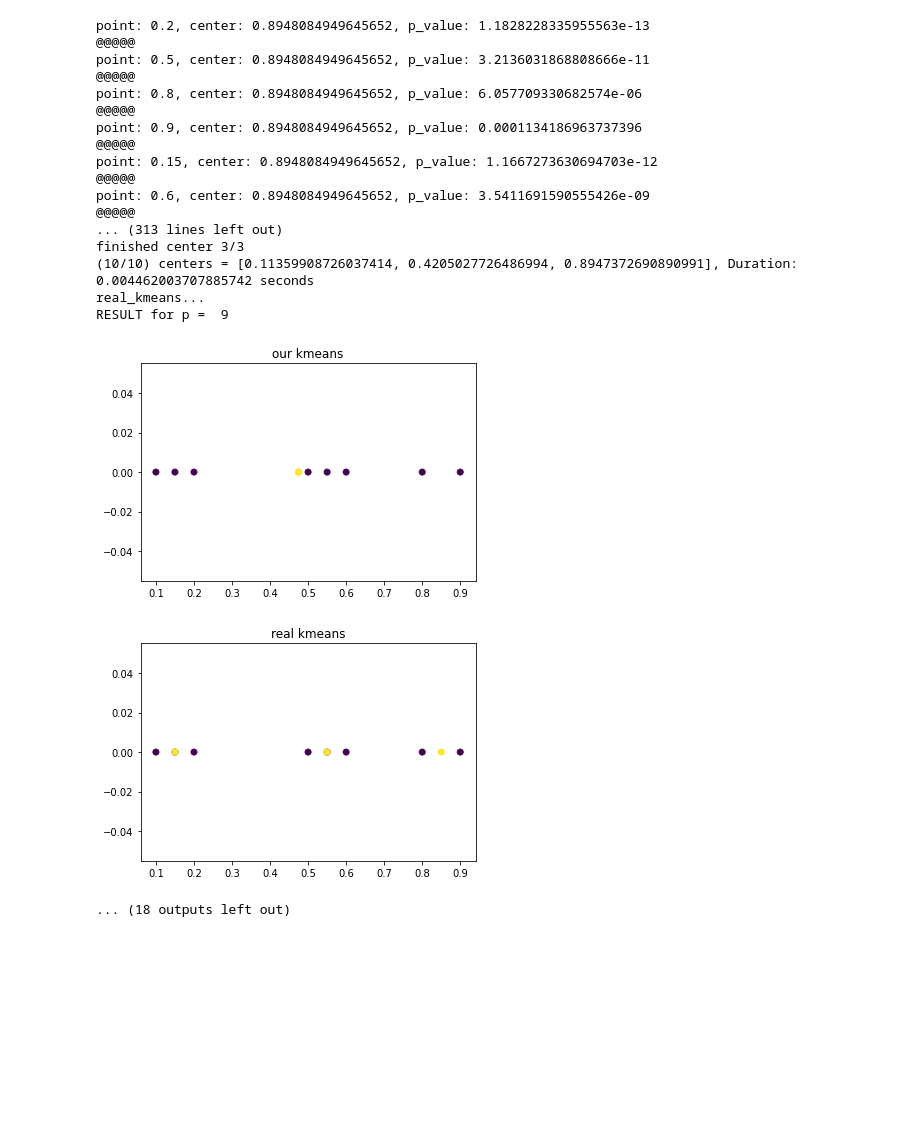
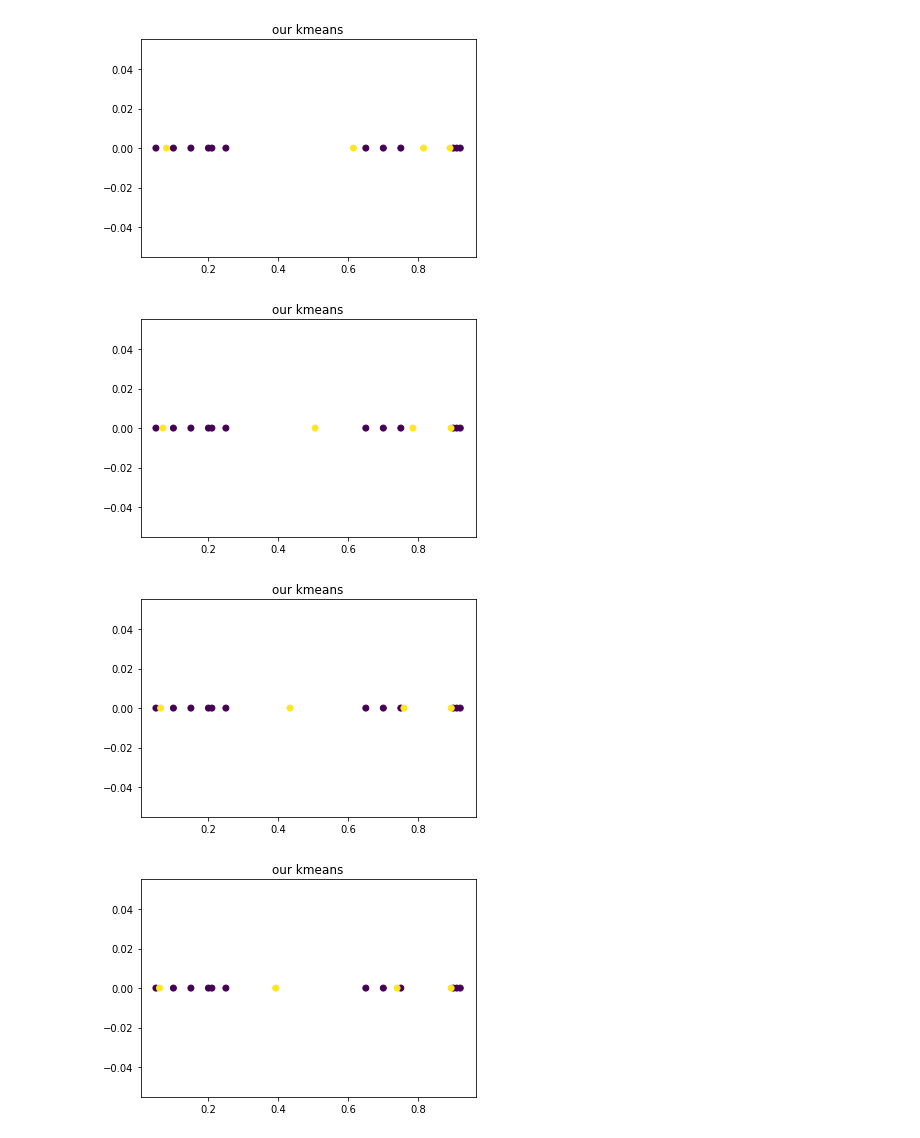
Before and after one commit to dolevi101/PPKMeans, a Jupyter notebook: Privacy_Preserving_K_Means.ipynb, the cells around one changed output. Cells and saved outputs as stored; diff of their text form; code cells hidden in the pictures; blank space fills up the shorter version.

```diff
--- a/Privacy_Preserving_K_Means.ipynb
+++ b/Privacy_Preserving_K_Means.ipynb
@@ -79,0 +176,9 @@ def print_fig(X, centers_colors, plot_name):
+# %%
+def distance_from_cen(i,orients,centers):
+  dises = []
+  for j in range(len(centers)):
+    if orients[i][j] == -1:
+      dises.append(centers[j] - centers[i])
+    else:
+      dises.append(centers[i] - centers[j])
+  return dises
@@ -273,35 +326,37 @@ def compare_centers(c1, c2):
+# %%
+def get_orient(centers):
+  num_c = len(centers)
+  orients = [[0]*num_c for _ in range(num_c)]
+  for i in range(num_c):
+    for j in range(num_c):
+      if i == j:
+        continue
+      orients[i][j] = 1 if centers[i] < centers[j] else -1
+  return orients
 # %%
-data = [0.1, 0.2, 0.5, 0.8, 0.9, 0.15, 0.6, 0.55]
-c1 = 0.2
+#data = [0.1, 0.2, 0.5, 0.8, 0.9, 0.15, 0.6, 0.55]
+data = [0.05, 0.1,0.15, 0.2, 0.21, 0.25, 0.65, 0.7, 0.75, 0.9, 0.91, 0.92]
+#data.extend([x/100 for x in list(range(90,99))])
+c1 = 0.07
 c2 = 0.48
 c3 = 0.75
-initial_centers = [c1, c2, c3]
-
+initial_centers = [0.2,0.75, 0.8, 0.81]
+orients = get_orient(initial_centers)
+print(orients)
+exit()
 n=3
 #p must be even
 p=2
 iterations = 10
 to_print = True
+stretch_param = 100
 
 #data = static_data
 
-#is_pp_case = False
-#c2 = our_kmeans(data, initial_centers, n, p, iterations)
-#c1 = real_kmeans(len(initial_centers), data)
+is_pp_case = False
+our_kmeans(data, initial_centers, n, p, iterations, stretch_param, orients)
+real_kmeans(len(initial_centers), data)
+gmm(len(initial_centers), data)
 #is_pp_case = True
-#c2 = encrypted_kmeans(data, initial_centers, n, p, iterations)
-results_over_p = []
-for deg in range(0,10):
-  print("p = ", deg)
-  p = deg
-  is_pp_case = False
-  c2 = our_kmeans(data, initial_centers, n, p, iterations)
-  c1 = real_kmeans(len(initial_centers), data)
-  print("RESULT for p = ", deg)
-  res, sum_res = compare_centers(c1, c2)
-  #print()
-  results_over_p.append(sum_res)
-plt.plot(results_over_p)
-plt.ylabel('some numbers')
-plt.show()
+#encrypted_kmeans(data, initial_centers, n, p, iterations)
 # %% [output]
@@ -461,20 +384,4 @@ point: 0.1, center: 0.8948084949645652, p_value: 1.4254811353107924e-11
-point: 0.2, center: 0.8948084949645652, p_value: 1.1828228335955563e-13
-@@@@@
-point: 0.5, center: 0.8948084949645652, p_value: 3.2136031868808666e-11
-@@@@@
-point: 0.8, center: 0.8948084949645652, p_value: 6.057709330682574e-06
-@@@@@
-point: 0.9, center: 0.8948084949645652, p_value: 0.0001134186963737396
-@@@@@
-point: 0.15, center: 0.8948084949645652, p_value: 1.1667273630694703e-12
-@@@@@
-point: 0.6, center: 0.8948084949645652, p_value: 3.5411691590555426e-09
-@@@@@
-... (313 lines left out)
-finished center 3/3
-(10/10) centers = [0.11359908726037414, 0.4205027726486994, 0.8947372690890991], Duration: 0.004462003707885742 seconds
-real_kmeans...
-RESULT for p =  9
-[figure, old version]
+[figure, new version]
-[figure, old version]
+[figure, new version]
-... (18 outputs left out)
+[figure, added]
+[figure, added]
```
Also changed, not shown: parts of 13 cells of this notebook.
